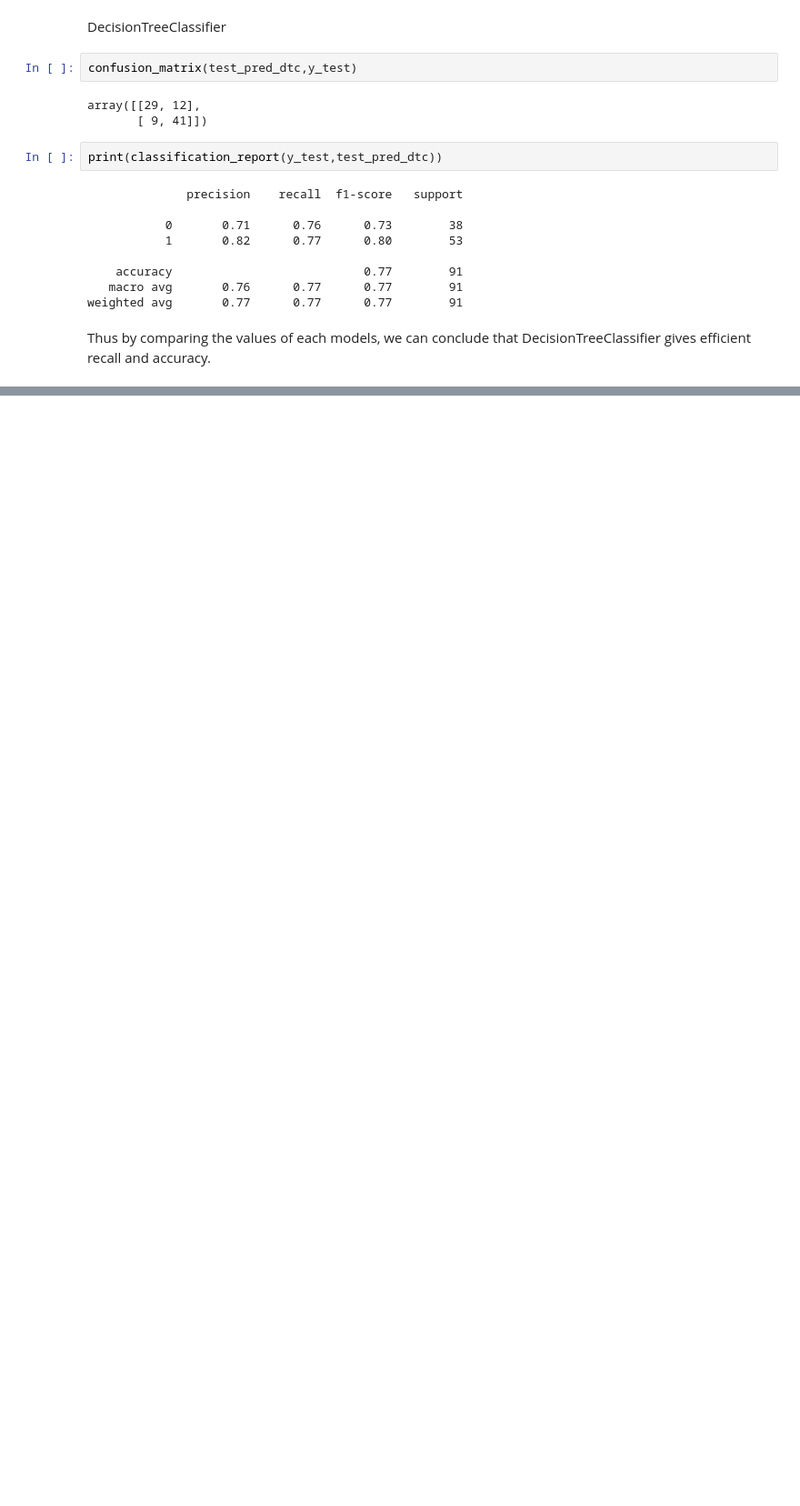
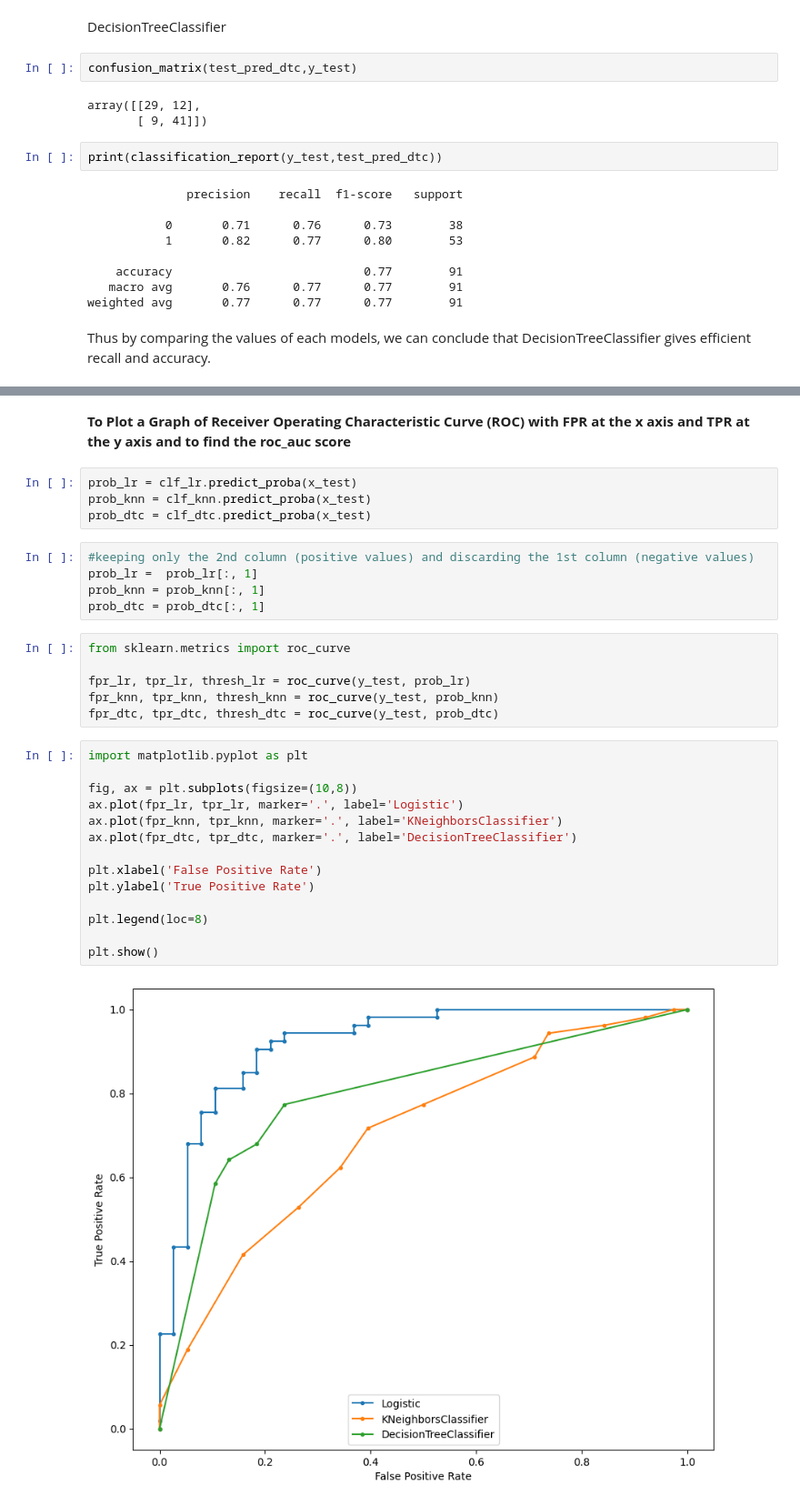
Before and after one commit to Greeshmashetty19/AIML_Project, a Jupyter notebook: heart_disease_dataset.ipynb, the cells around one changed output, grey strips where cells are left out. Shown at 91% size. Saved outputs shown, nothing was run; the diff lists cells and outputs as text; blank space fills up the shorter version.

```diff
--- a/heart_disease_dataset.ipynb
+++ b/heart_disease_dataset.ipynb
@@ -416,0 +421,33 @@ Thus by comparing the values of each models, we can conclude that DecisionTreeCl
+# %% [markdown]
+**To Plot a Graph of Receiver Operating Characteristic Curve (ROC) with FPR at the x axis and TPR at the y axis and to find the roc_auc score**
+# %%
+prob_lr = clf_lr.predict_proba(x_test)
+prob_knn = clf_knn.predict_proba(x_test)
+prob_dtc = clf_dtc.predict_proba(x_test)
+# %%
+#keeping only the 2nd column (positive values) and discarding the 1st column (negative values)
+prob_lr =  prob_lr[:, 1]
+prob_knn = prob_knn[:, 1]
+prob_dtc = prob_dtc[:, 1]
+# %%
+from sklearn.metrics import roc_curve
+
+fpr_lr, tpr_lr, thresh_lr = roc_curve(y_test, prob_lr)
+fpr_knn, tpr_knn, thresh_knn = roc_curve(y_test, prob_knn)
+fpr_dtc, tpr_dtc, thresh_dtc = roc_curve(y_test, prob_dtc)
+# %%
+import matplotlib.pyplot as plt
+
+fig, ax = plt.subplots(figsize=(10,8))
+ax.plot(fpr_lr, tpr_lr, marker='.', label='Logistic')
+ax.plot(fpr_knn, tpr_knn, marker='.', label='KNeighborsClassifier')
+ax.plot(fpr_dtc, tpr_dtc, marker='.', label='DecisionTreeClassifier')
+
+plt.xlabel('False Positive Rate')
+plt.ylabel('True Positive Rate')
+
+plt.legend(loc=8)
+
+plt.show()
+# %% [output]
+[figure, added]
```
Also changed, not shown: parts of 7 cells of this notebook.
